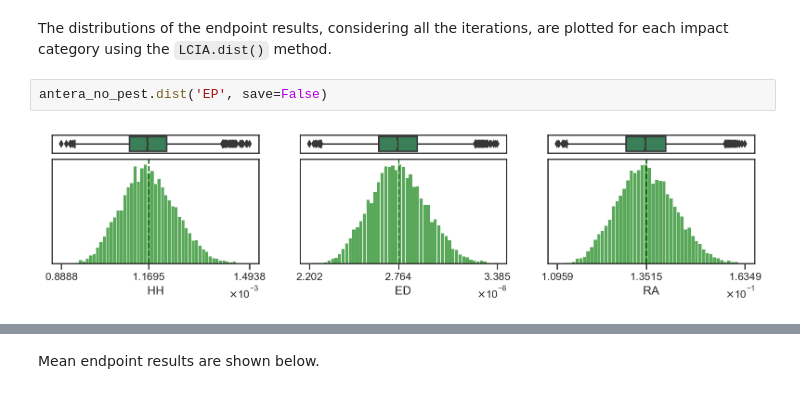
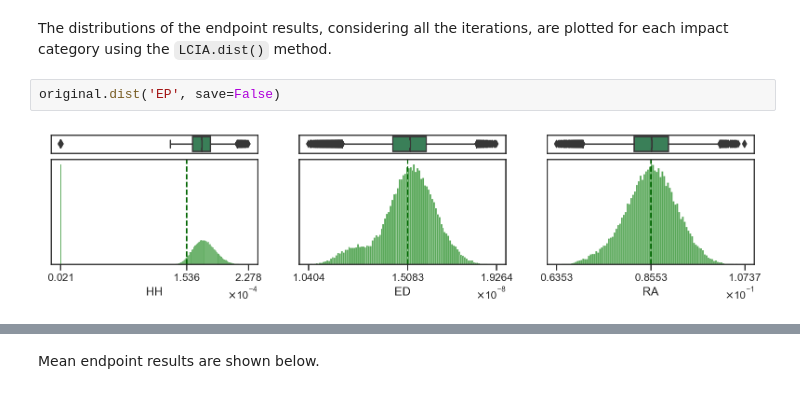
Before and after one commit to gparolin/AEco, a Jupyter notebook: Scripts/view.ipynb, the cells around one changed output, grey strips where cells are left out. Drawn from its saved outputs; the diff is of its cells as text.

```diff
--- a/Scripts/view.ipynb
+++ b/Scripts/view.ipynb
@@ -196,7 +151,7 @@ antera_no_pest.bar('MP', subphase=False, save=False, palette='tab20')
 # %% [markdown]
 The distributions of the endpoint results, considering all the iterations, are plotted for each impact category using the `LCIA.dist()` method.
 # %%
-antera_no_pest.dist('EP', save=False)
+original.dist('EP', save=False)
 # %% [output]
-[figure, old version]
+[figure, new version]
 # %%
```
Also changed, not shown: parts of 30 cells of this notebook, 1 other file.
